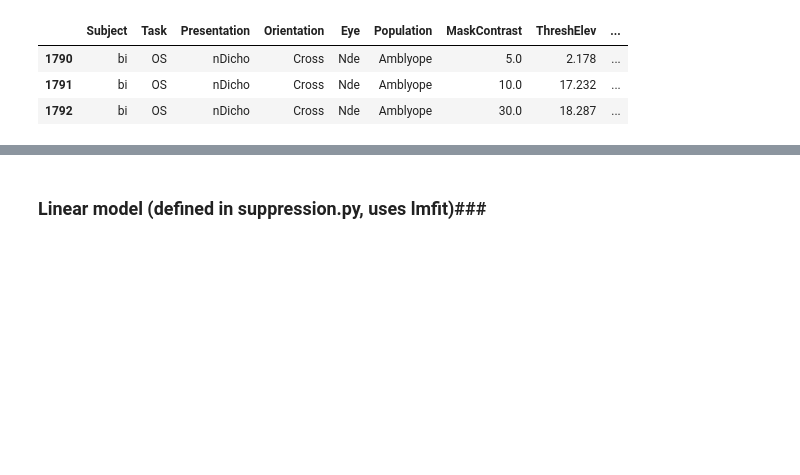
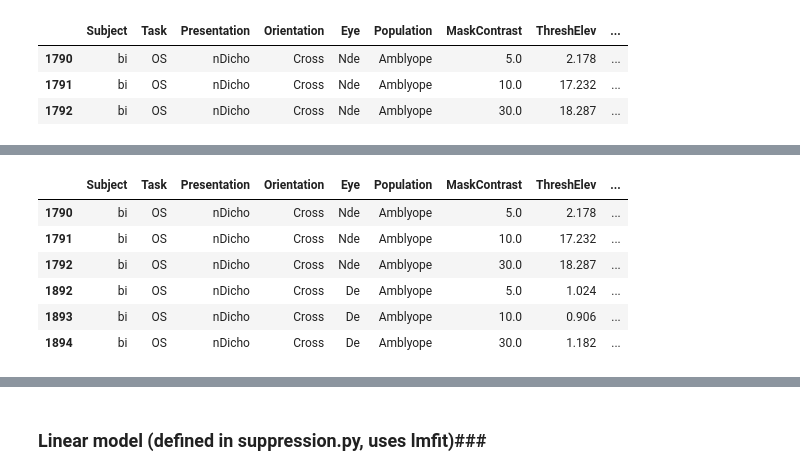
Before and after one commit to smerdis/mrs_amblyopia, a Jupyter notebook: Per-Subject Modelling.ipynb, the cells around one changed output, grey strips where cells are left out. Drawn from its saved outputs; the diff is of its cells as text; code cells hidden in the pictures; blank space fills up the shorter version.

```diff
--- a/Per-Subject Modelling.ipynb
+++ b/Per-Subject Modelling.ipynb
@@ -153,0 +167,13 @@ goi2
+# %%
+gvars_ttest = ['Task','Orientation','Presentation','Population','Subject']
+grouped_botheyes = sdf.groupby(gvars_ttest)
+tt_onesub = grouped_botheyes.get_group(('OS', 'Cross', 'nDicho', 'Amblyope', 'bi'))
+tt_onesub
+# %% [output]
+|  | Subject | Task | Presentation | Orientation | Eye | Population | MaskContrast | ThreshElev | ... |
+| 1790 | bi | OS | nDicho | Cross | Nde | Amblyope | 5.0 | 2.178 | ... |
+| 1791 | bi | OS | nDicho | Cross | Nde | Amblyope | 10.0 | 17.232 | ... |
+| 1792 | bi | OS | nDicho | Cross | Nde | Amblyope | 30.0 | 18.287 | ... |
+| 1892 | bi | OS | nDicho | Cross | De | Amblyope | 5.0 | 1.024 | ... |
+| 1893 | bi | OS | nDicho | Cross | De | Amblyope | 10.0 | 0.906 | ... |
+| 1894 | bi | OS | nDicho | Cross | De | Amblyope | 30.0 | 1.182 | ... |
```
Also changed, not shown: parts of 3 cells of this notebook.
